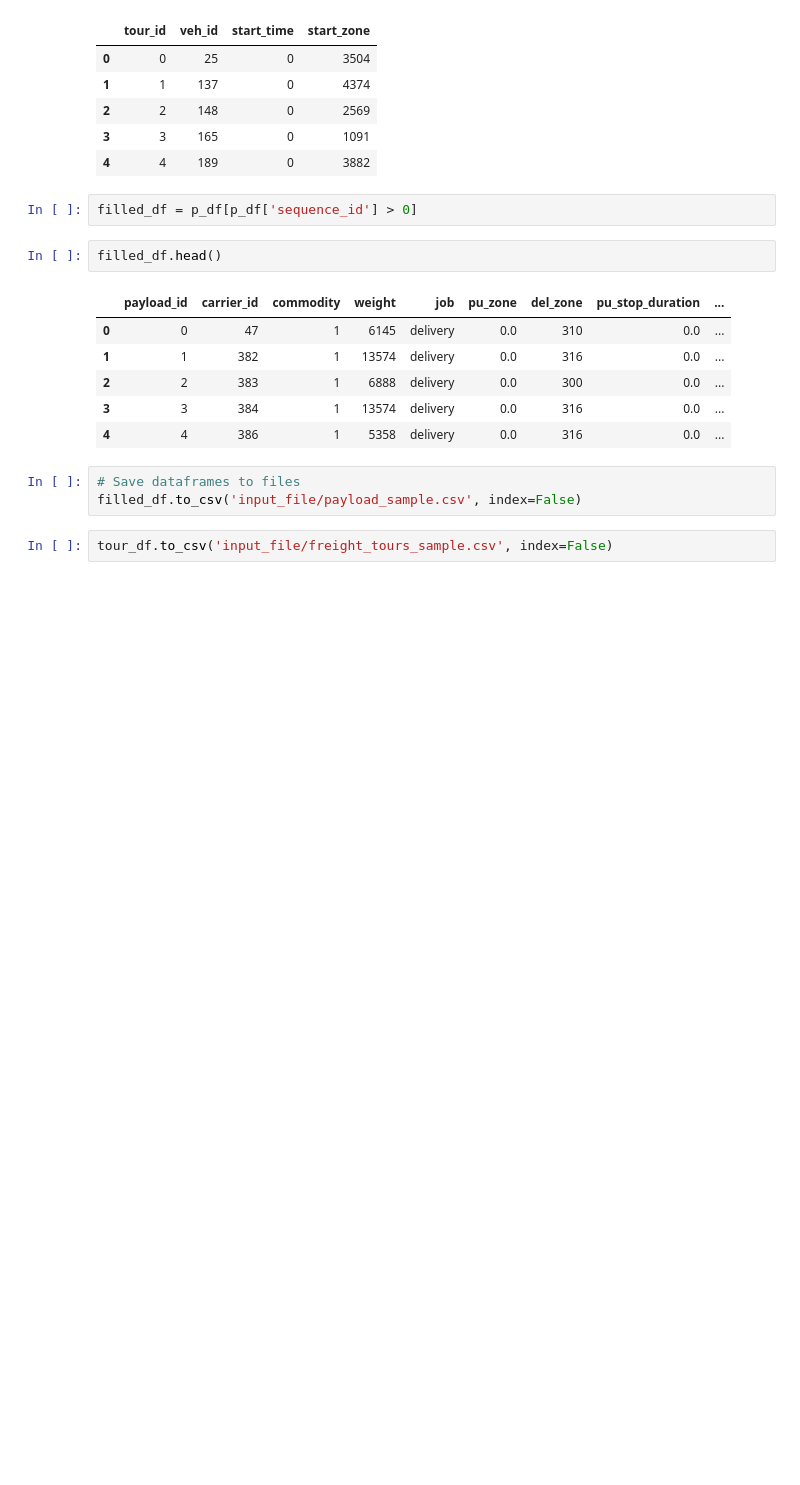
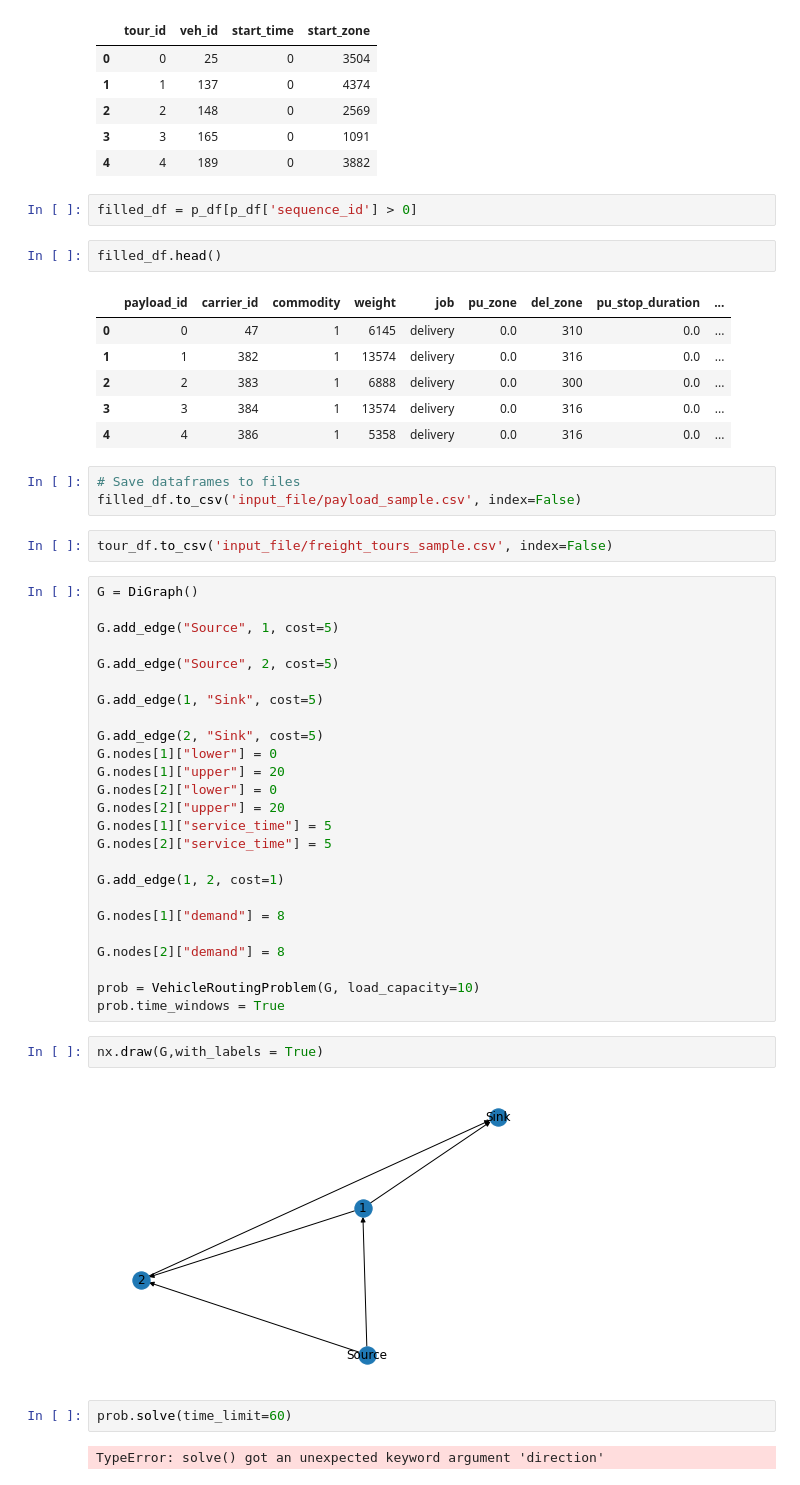
Before and after one commit to NREL/FRISM, a Jupyter notebook: Generalized_VRP.ipynb, the cells around one changed output. Saved outputs shown, nothing was run; the diff lists cells and outputs as text; blank space fills up the shorter version.

Commit message:
Routing problem with OR-tools

```diff
--- a/Generalized_VRP.ipynb
+++ b/Generalized_VRP.ipynb
@@ -648,3 +668,36 @@ filled_df.head()
 filled_df.to_csv('input_file/payload_sample.csv', index=False)
 # %%
 tour_df.to_csv('input_file/freight_tours_sample.csv', index=False)
+# %%
+G = DiGraph()
+
+G.add_edge("Source", 1, cost=5)
+
+G.add_edge("Source", 2, cost=5)
+
+G.add_edge(1, "Sink", cost=5)
+
+G.add_edge(2, "Sink", cost=5)
+G.nodes[1]["lower"] = 0
+G.nodes[1]["upper"] = 20
+G.nodes[2]["lower"] = 0
+G.nodes[2]["upper"] = 20
+G.nodes[1]["service_time"] = 5
+G.nodes[2]["service_time"] = 5
+
+G.add_edge(1, 2, cost=1)
+
+G.nodes[1]["demand"] = 8
+
+G.nodes[2]["demand"] = 8
+
+prob = VehicleRoutingProblem(G, load_capacity=10)
+prob.time_windows = True
+# %%
+nx.draw(G,with_labels = True)
+# %% [output]
+[figure, added]
+# %%
+prob.solve(time_limit=60)
+# %% [output]
+TypeError: solve() got an unexpected keyword argument 'direction'
```
Also changed, not shown: parts of 30 cells of this notebook, 5 other files.
